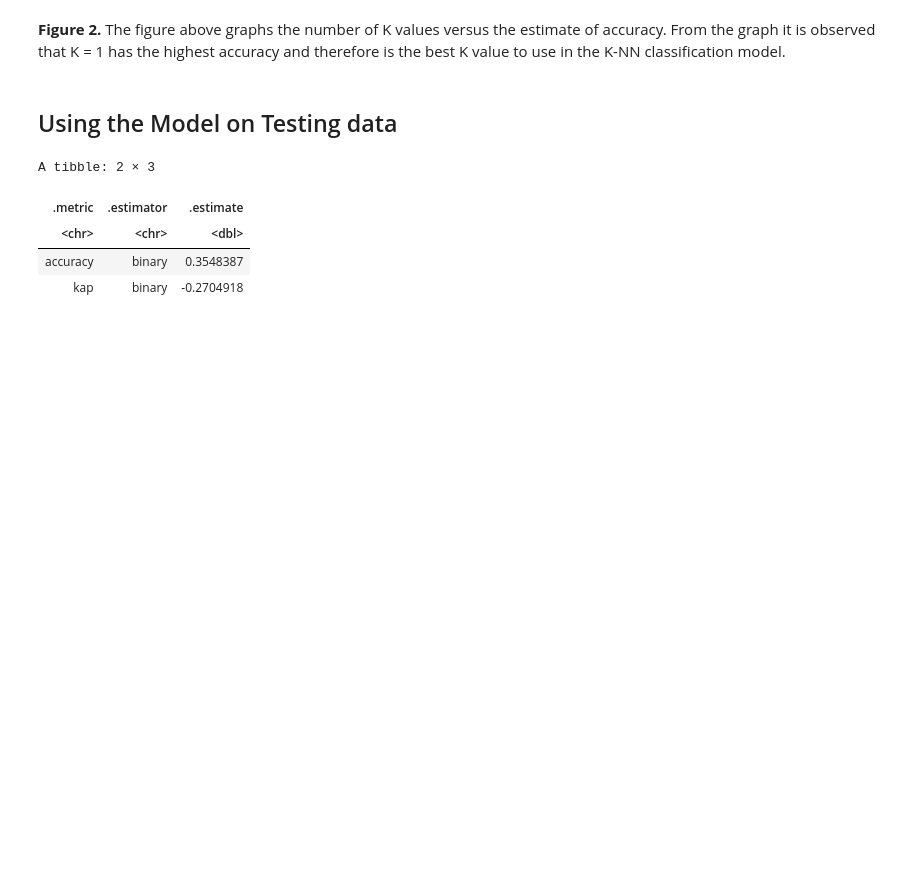
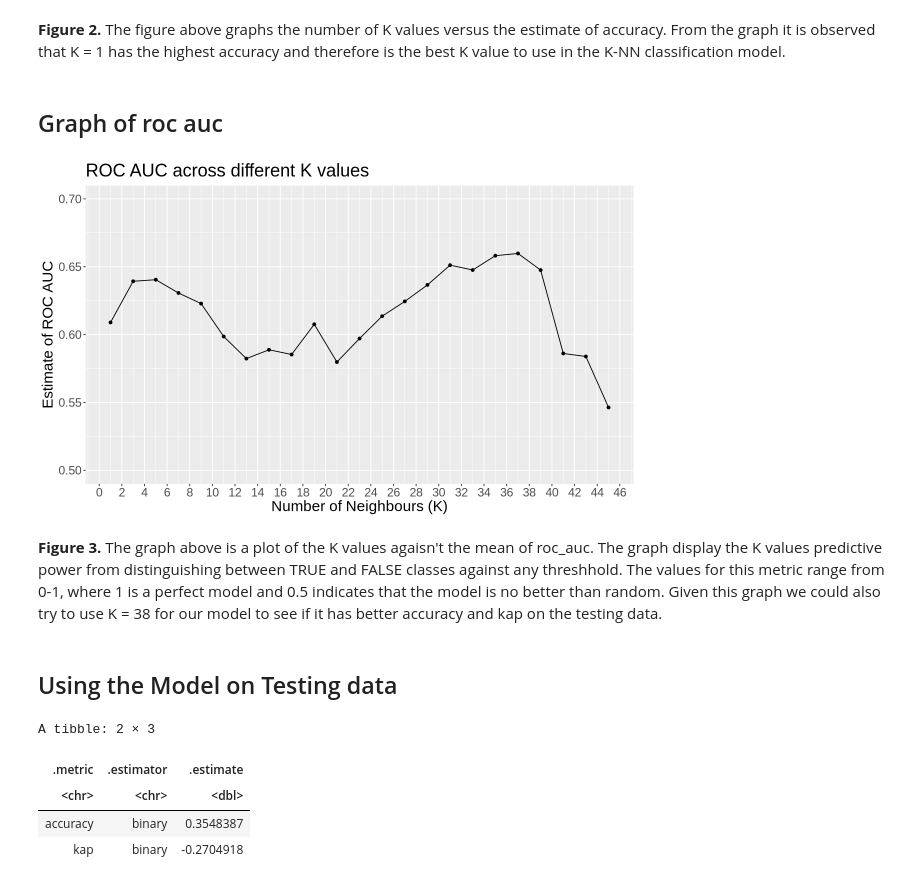
Before and after one commit to chrispy-tacos/dsci-100-project, a Jupyter notebook: dsci-g2-project.ipynb, the cells around one changed output. Drawn from its saved outputs; the diff is of its cells as text; code cells hidden in the pictures; blank space fills up the shorter version.

Commit message:
Added more descriptions and the graph of roc_auc

```diff
--- a/dsci-g2-project.ipynb
+++ b/dsci-g2-project.ipynb
@@ -268,5 +268,25 @@ Warning message:
 # %% [markdown]
 **Figure 2.** The figure above graphs the number of K values versus the estimate of accuracy. From the graph it is observed that K = 1 has the highest accuracy and therefore is the best K value to use in the K-NN classification model.
+# %% [markdown]
+## Graph of roc auc
+# %%
+plot_of_roc_auc<- knn_k_specification_results|>
+filter(.metric == "roc_auc")|>
+ggplot(aes(x = neighbors, y = mean))+
+geom_point()+
+geom_line()+
+xlab("Number of Neighbours (K)")+
+ylab("Estimate of ROC AUC")+
+ggtitle("ROC AUC across different K values")+
+scale_x_continuous(breaks = seq(0, 55, by = 2)) +
+       scale_y_continuous(limits = c(0.5, 0.7))+
+theme(text = element_text(size = 18))
+
+plot_of_roc_auc
+# %% [output]
+[figure, added]
+# %% [markdown]
+**Figure 3.** The graph above is a plot of the K values agaisn't the mean of roc_auc. The graph display the K values predictive power from distinguishing between TRUE and FALSE classes against any threshhold. The values for this metric range from 0-1, where 1 is a perfect model and 0.5 indicates that the model is no better than random. Given this graph we could also try to use K = 38 for our model to see if it has better accuracy and kap on the testing data.
 # %% [markdown]
 ## Using the Model on Testing data
 # %%
```
Also changed, not shown: parts of 8 cells of this notebook.
